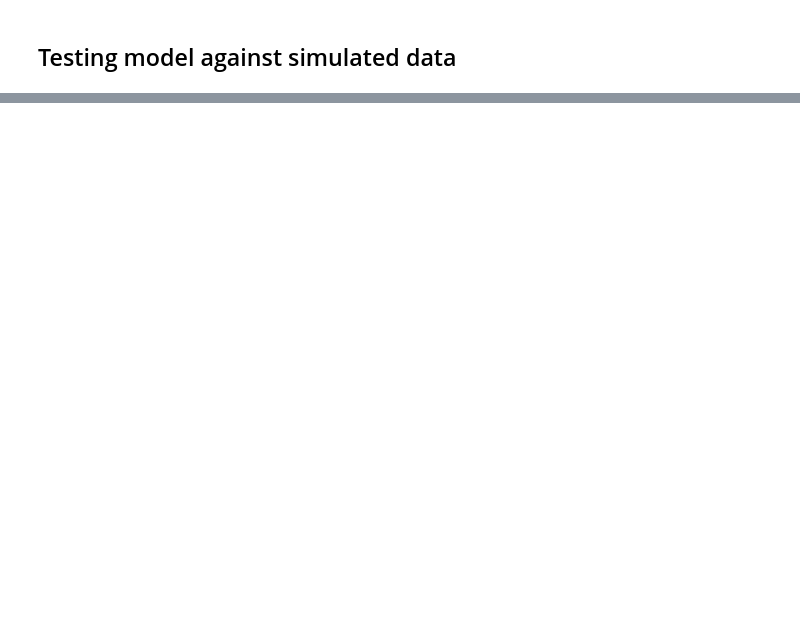
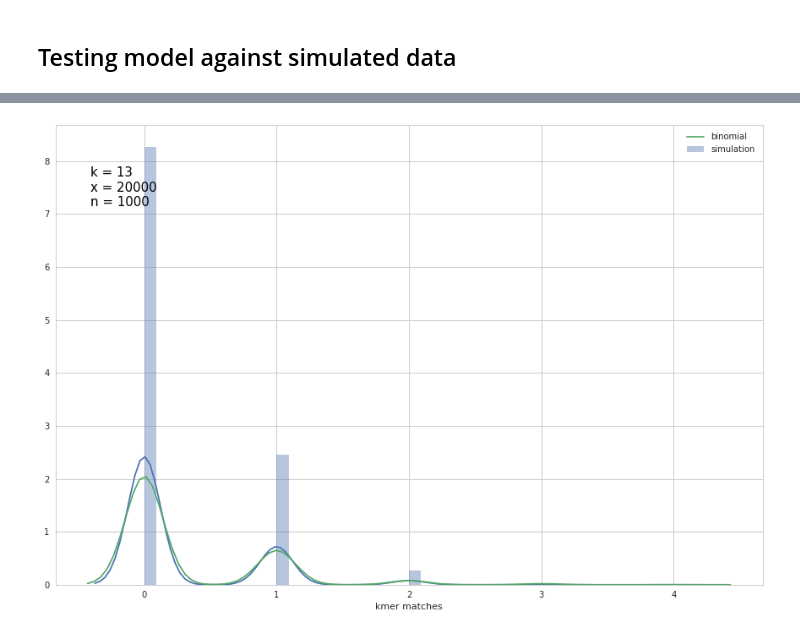
Before and after one commit to nluhmann/BlastFrost, a Jupyter notebook: notebook_BlastFrost.ipynb, the cells around one changed output, grey strips where cells are left out. Cells and saved outputs as stored; diff of their text form; code cells hidden in the pictures; blank space fills up the shorter version.

```diff
--- a/notebook_BlastFrost.ipynb
+++ b/notebook_BlastFrost.ipynb
@@ -37,0 +70,33 @@ plt.show()
+# %%
+#k-mer size
+k = 13
+#Length of genome X
+x = 20000
+# query length = number of trials
+n = 1000
+#probability of each trial = probability of specific k-mer being present in genome X
+p = float(1) - math.pow((1-(1/math.pow(4,k))),x)
+
+
+#we model the probability of having m matches between the query and the genome
+s = np.random.binomial(n, p, 1000)
+
+#read simulated number of matches
+sum_file = "./p-val_test/test_uneq"
+df = pd.read_csv(sum_file,header=None,sep='\t')
+
+fig, ax = plt.subplots(figsize=(15,10))
+
+#plotting
+sns.distplot(df[0], axlabel='kmer matches',label="simulation")
+sns.distplot(s, label="binomial", hist=False)
+
+ax.text(0.05, 0.91, 'k = '+str(k)+'\nx = '+str(x)+'\nn = '+str(n),
+        verticalalignment='top', horizontalalignment='left',
+        transform=ax.transAxes,
+        color='black', fontsize=15)
+
+plt.legend()
+plt.show()
+# %% [output]
+[figure, added]
```
Also changed, not shown: parts of 4 cells of this notebook, 7 other files.
